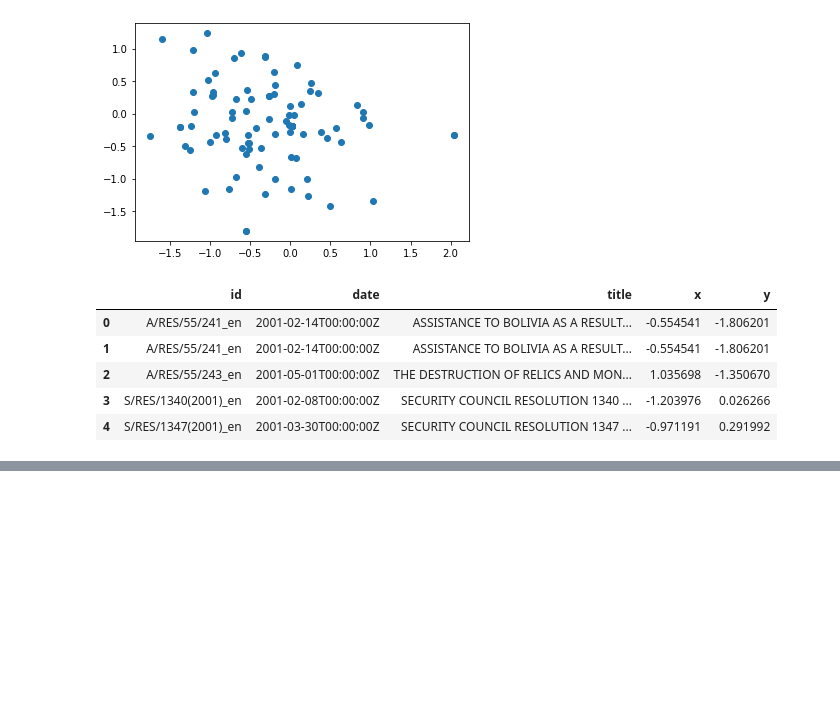
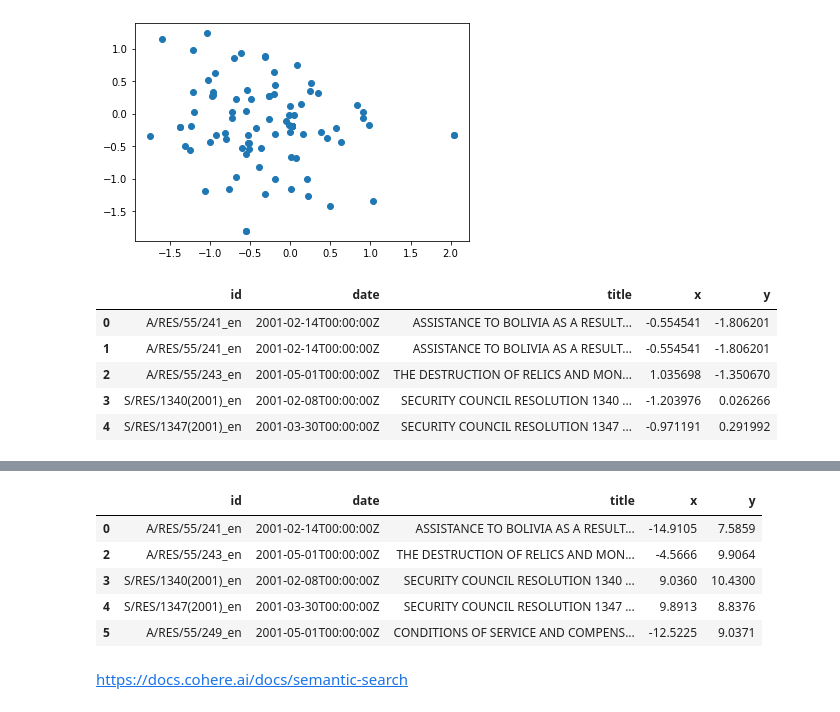
Before and after one commit to ashley-ferreira/SheHacks_7, a Jupyter notebook: unga_json.ipynb, the cells around one changed output, grey strips where cells are left out. Saved outputs shown, nothing was run; the diff lists cells and outputs as text; code cells hidden in the pictures; blank space fills up the shorter version.

```diff
--- a/unga_json.ipynb
+++ b/unga_json.ipynb
@@ -128,0 +153,16 @@ TypeError: '<=' not supported between instances of 'str' and 'int'
+# %%
+# save just x,y as df csv with rest of info
+# (add proposed country?)
+df = pd.DataFrame(list(zip(id_lst, date_lst, title_lst, x, y)),
+               columns =['id', 'date', 'title', 'x', 'y'])
+
+# remove duplicates
+df.drop_duplicates(subset=None, keep="first", inplace=True)
+df.head(5)
+# %% [output]
+|  | id | date | title | x | y |
+| 0 | A/RES/55/241_en | 2001-02-14T00:00:00Z | ASSISTANCE TO BOLIVIA AS A RESULT... | -14.9105 | 7.5859 |
+| 2 | A/RES/55/243_en | 2001-05-01T00:00:00Z | THE DESTRUCTION OF RELICS AND MON... | -4.5666 | 9.9064 |
+| 3 | S/RES/1340(2001)_en | 2001-02-08T00:00:00Z | SECURITY COUNCIL RESOLUTION 1340 ... | 9.0360 | 10.4300 |
+| 4 | S/RES/1347(2001)_en | 2001-03-30T00:00:00Z | SECURITY COUNCIL RESOLUTION 1347 ... | 9.8913 | 8.8376 |
+| 5 | A/RES/55/249_en | 2001-05-01T00:00:00Z | CONDITIONS OF SERVICE AND COMPENS... | -12.5225 | 9.0371 |
@@ -128,0 +172,2 @@ TypeError: '<=' not supported between instances of 'str' and 'int'
+# %% [markdown]
+https://docs.cohere.ai/docs/semantic-search
```
Also changed, not shown: parts of 12 cells of this notebook, 3 other files.
